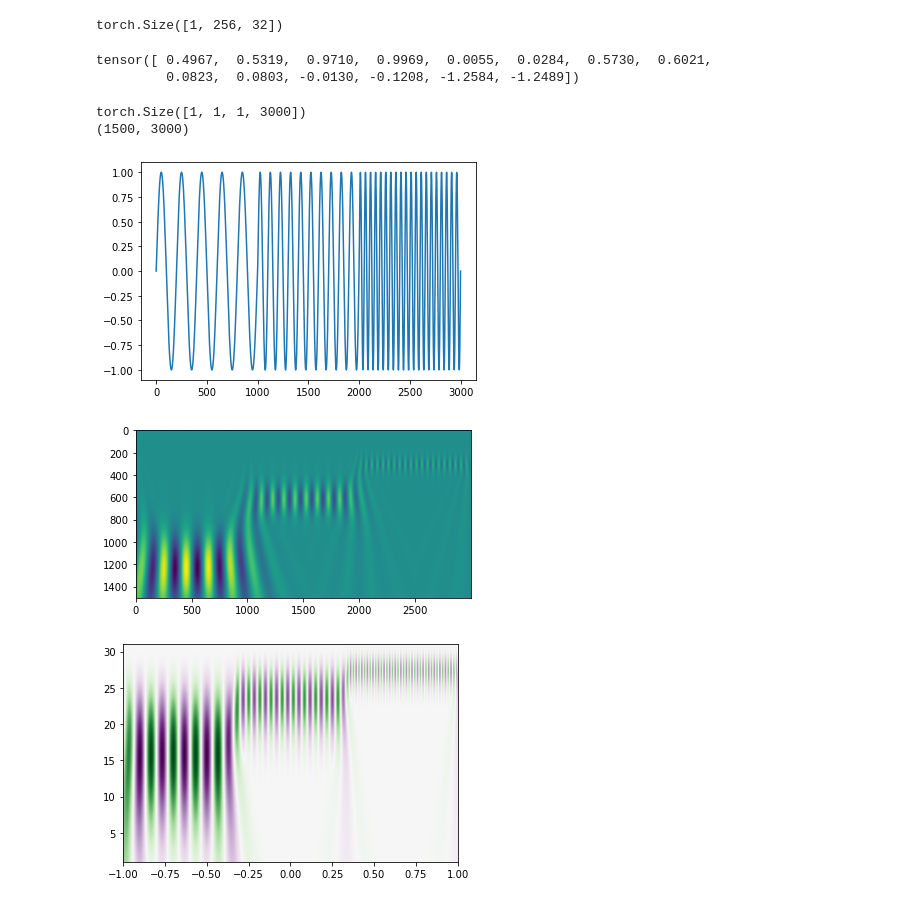
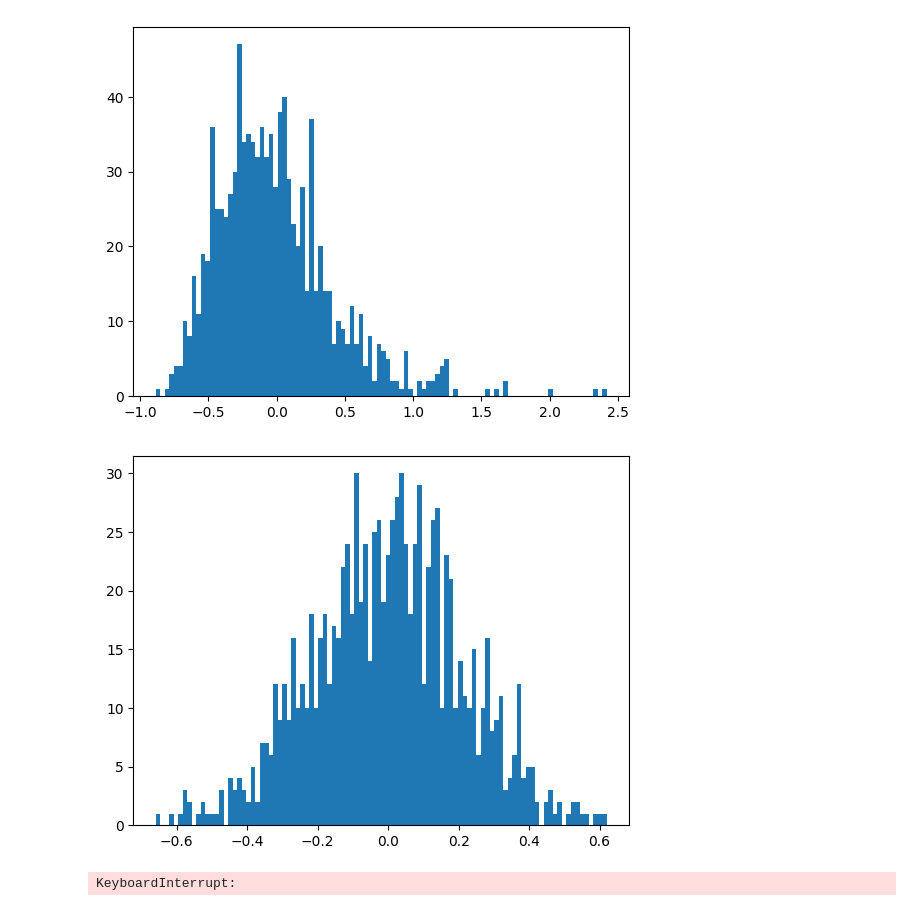
Before and after one commit to Jaewoopudding/DeepLearningPractice, a Jupyter notebook: Vibration/Build.ipynb, the cells around one changed output. Cells and saved outputs as stored; diff of their text form; code cells hidden in the pictures.

```diff
--- a/Vibration/Build.ipynb
+++ b/Vibration/Build.ipynb
@@ -146,44 +110,35 @@ CNNModule(
-# %%
-cnn(data.reshape(1, 2, 128)).shape
-# %% [output]
-torch.Size([1, 256, 32])
-# %%
-stat = StatAnalModule(128)
-stat(data)
-# %% [output]
-tensor([ 0.4967,  0.5319,  0.9710,  0.9969,  0.0055,  0.0284,  0.5730,  0.6021,
-         0.0823,  0.0803, -0.0130, -0.1208, -1.2584, -1.2489])
-# %%
-step = 1000
-x = torch.linspace(0, 10, step)
-sin = torch.sin(x)
-lst = np.zeros((1,3*step))
-test = torch.cat([torch.sin(torch.pi*x), torch.sin(torch.pi*2*x), torch.sin(torch.pi*4*x)]).reshape(1,1,1,-1)
-print(test.shape)
-a = CWT(length = 3000, out_channel = 1500)
-lst = a(test).numpy()
-print(lst.shape)
-plt.plot(test.numpy().reshape(-1,1))
-plt.show()
-
-plt.imshow(lst)
-plt.show()
-
-widths = np.arange(1, 100)
-cwtmatr = signal.cwt(test.numpy().reshape(-1), signal.ricker, widths)
-
-plt.imshow(
-    cwtmatr,
-    extent=[-1, 1, 1, 31],
-    cmap="PRGn",
-    aspect="auto",
-    vmax=abs(cwtmatr).max(),
-    vmin=-abs(cwtmatr).max(),
-);
-plt.show()
-# %% [output]
-torch.Size([1, 1, 1, 3000])
-(1500, 3000)
-[figure, removed]
-[figure, removed]
-[figure, removed]
+# %%
+ske = []
+kur = []
+realske = []
+realkur = []
+statts = StatAnalModule(128)
+
+for i in range(1000):
+    a = np.random.randn(1,128)
+    x= torch.Tensor(a)
+    result1 = statts(x) # 평균, 최대 최소 rms 분산 왜도 첨도
+    result2 = [a.mean(), a.max(), a.min(), 1, a.std(), skew(a, -1), kurtosis(a, -1)]
+    kur.append((result2[-1]/result1[-1]).numpy())
+    ske.append((result2[-2]/result1[-2]).numpy())
+    realske.append(result2[-1])
+    realkur.append(result2[-2])
+    #for item in zip(result1.numpy(), result2):
+        #print(item, item[0]/item[1])
+     #   ske.append(item[0])
+     #   kur.append(item[1])
+# %%
+plt.hist(np.array(realske), bins = 100)
+plt.show()
+plt.hist(np.array(realkur), bins = 100)
+plt.show()
+# %% [output]
+[figure, added]
+[figure, added]
+# %%
+plt.hist(np.array(ske), bins = 100)
+plt.show()
+plt.hist(np.array(kur), bins = 100)
+plt.show()
+# %% [output]
+KeyboardInterrupt:
```
Also changed, not shown: parts of 11 cells of this notebook, 1 other file.
